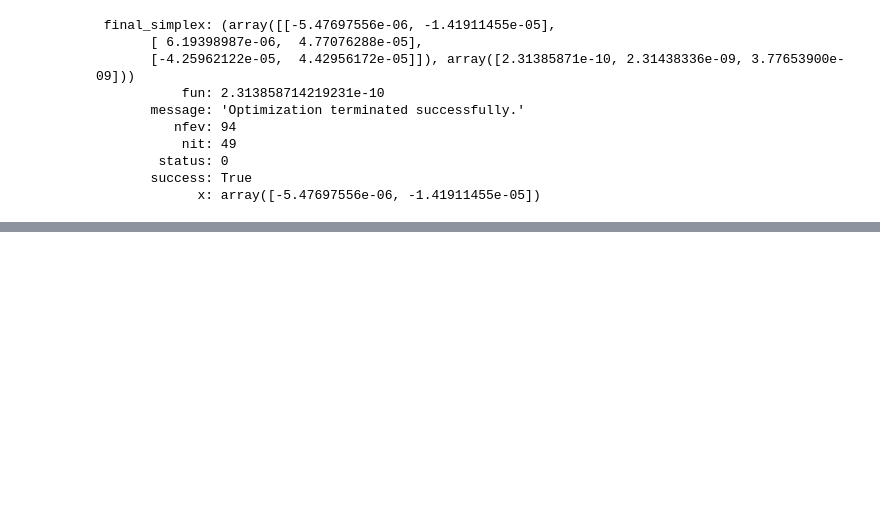
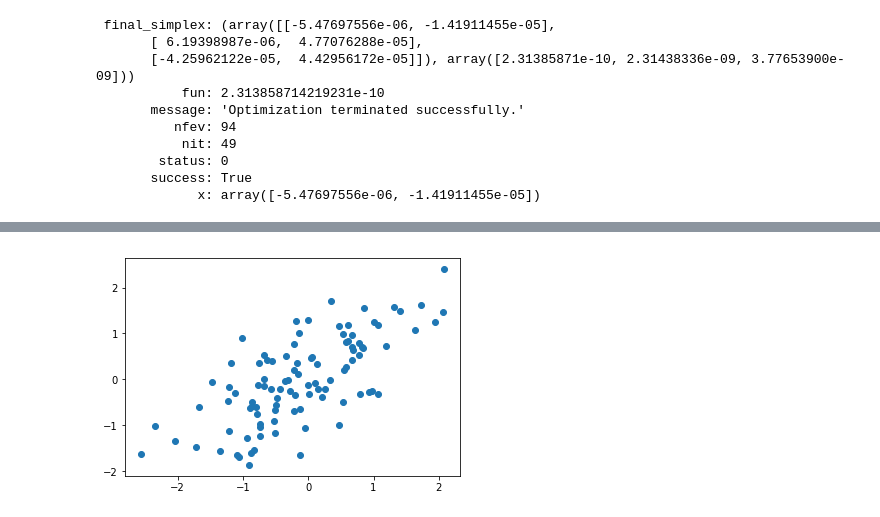
Before and after one commit to andrewkern/biol610, a Jupyter notebook: notebooks/lecture6.ipynb, the cells around one changed output, grey strips where cells are left out. Drawn from its saved outputs; the diff is of its cells as text; code cells hidden in the pictures; blank space fills up the shorter version.

```diff
--- a/notebooks/lecture6.ipynb
+++ b/notebooks/lecture6.ipynb
@@ -176,0 +180,10 @@ res
+# %%
+import numpy as np
+from matplotlib import pyplot as plt
+
+# simulate X ~ MVN([0,0],[[1,0.7],[0.7,1]])
+X = np.random.multivariate_normal([0,0],[[1,0.7],[0.7,1]],100)
+plt.scatter(X[:,0],X[:,1])
+plt.show()
+# %% [output]
+[figure, added]
```
Also changed, not shown: parts of 30 cells of this notebook.
